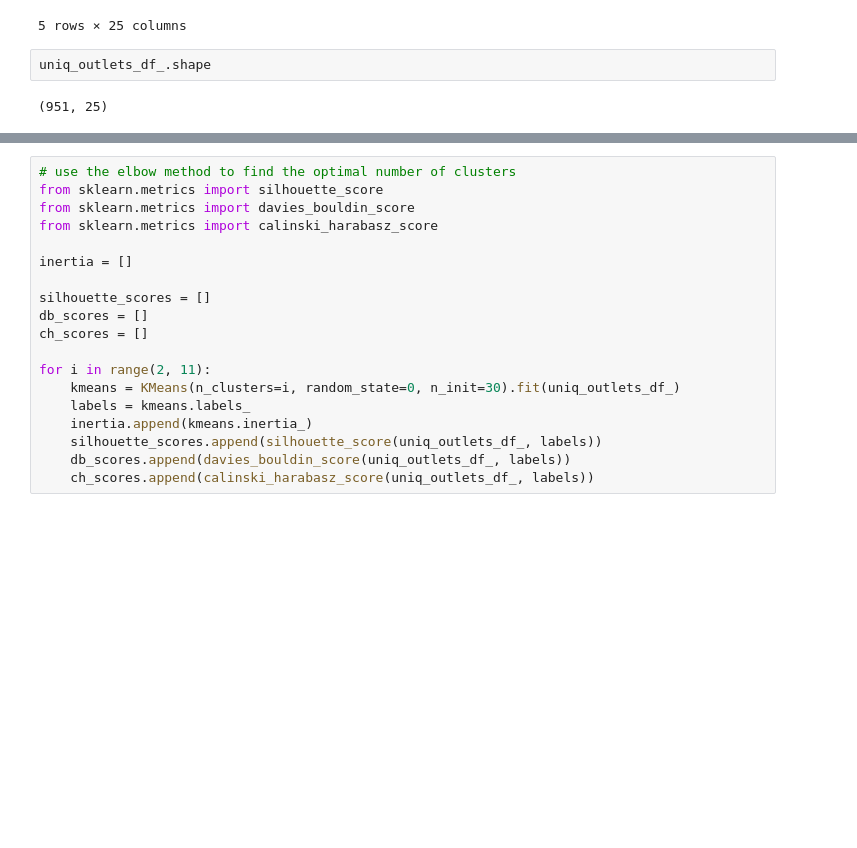
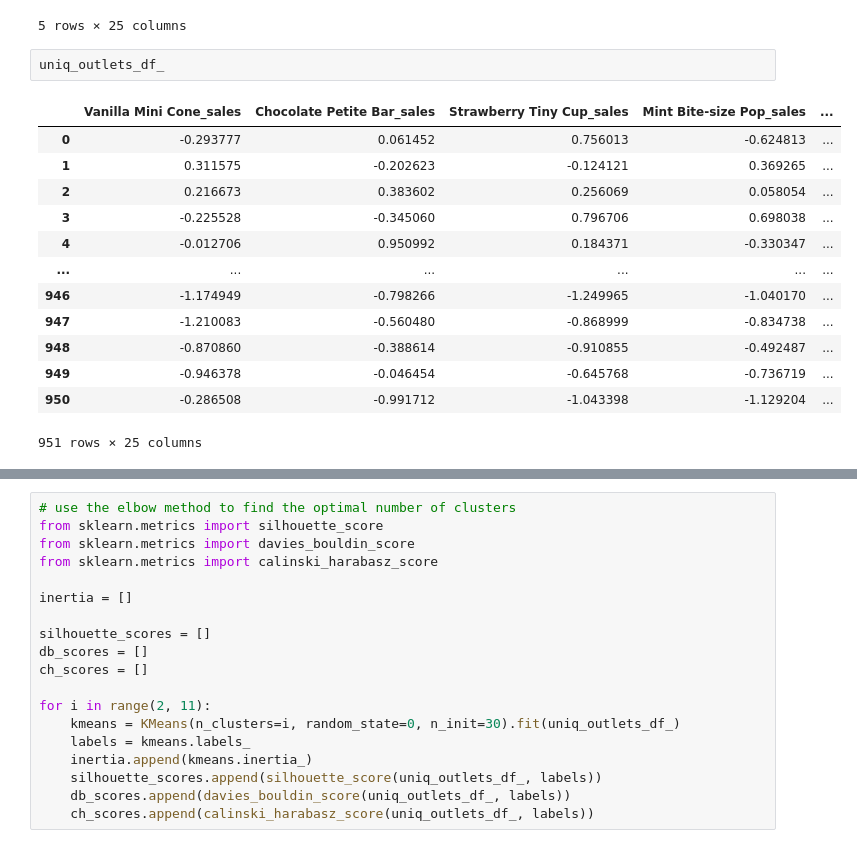
Before and after one commit to RadCod3/DataStorm-4.0-BrainLeftException-SemiFinals, a Jupyter notebook: radith.ipynb, the cells around one changed output, grey strips where cells are left out. Cells and saved outputs as stored; diff of their text form; blank space fills up the shorter version.

```diff
--- a/radith.ipynb
+++ b/radith.ipynb
@@ -343,9 +340,21 @@ uniq_outlets_df_.head()
 | 4 | -0.012706 | 0.950992 | 0.184371 | -0.330347 | ... |
 5 rows × 25 columns
 # %%
-uniq_outlets_df_.shape
+uniq_outlets_df_
 # %% [output]
+|  | Vanilla Mini Cone_sales | Chocolate Petite Bar_sales | Strawberry Tiny Cup_sales | Mint Bite-size Pop_sales | ... |
+| 0 | -0.293777 | 0.061452 | 0.756013 | -0.624813 | ... |
+| 1 | 0.311575 | -0.202623 | -0.124121 | 0.369265 | ... |
+| 2 | 0.216673 | 0.383602 | 0.256069 | 0.058054 | ... |
+| 3 | -0.225528 | -0.345060 | 0.796706 | 0.698038 | ... |
+| 4 | -0.012706 | 0.950992 | 0.184371 | -0.330347 | ... |
+| ... | ... | ... | ... | ... | ... |
+| 946 | -1.174949 | -0.798266 | -1.249965 | -1.040170 | ... |
+| 947 | -1.210083 | -0.560480 | -0.868999 | -0.834738 | ... |
+| 948 | -0.870860 | -0.388614 | -0.910855 | -0.492487 | ... |
+| 949 | -0.946378 | -0.046454 | -0.645768 | -0.736719 | ... |
+| 950 | -0.286508 | -0.991712 | -1.043398 | -1.129204 | ... |
-(951, 25)
+951 rows × 25 columns
 # %%
 print("Inertia: ", kmeans.inertia_)
 # %% [output]
```
Also changed, not shown: parts of 10 cells of this notebook, 1 other file.
